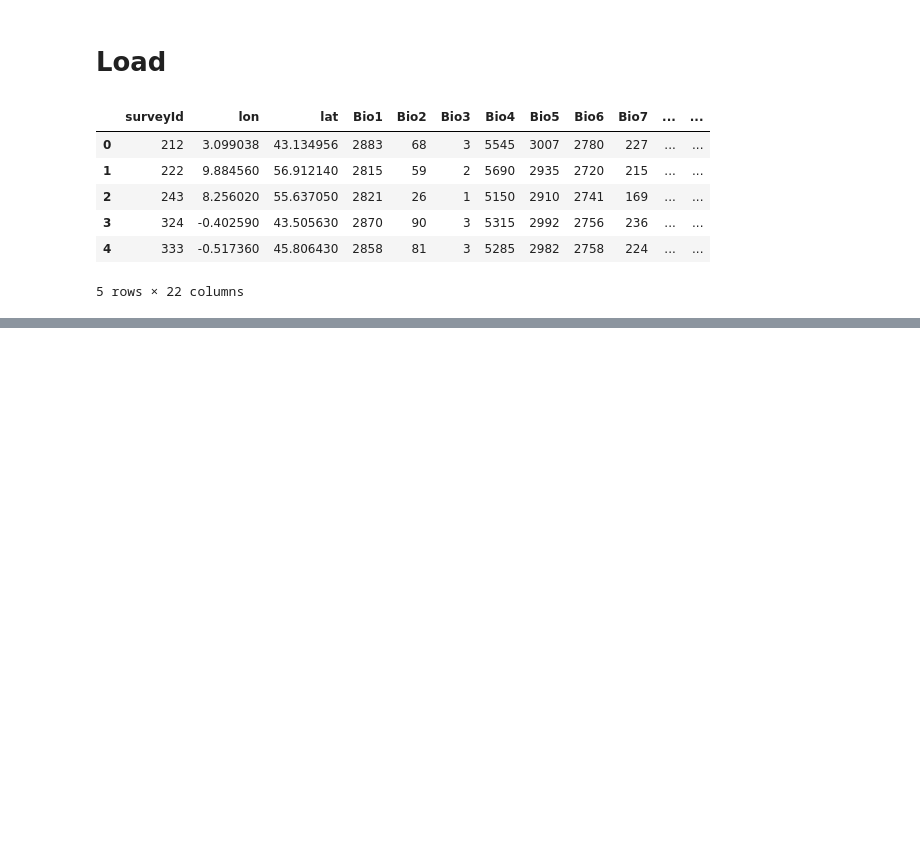
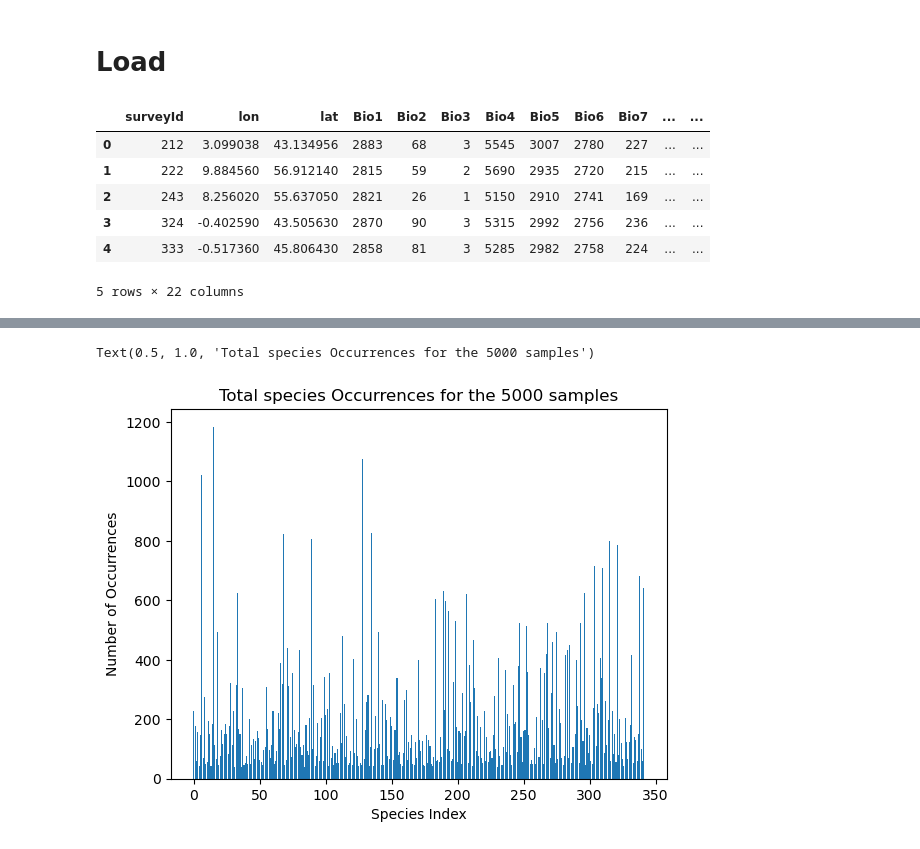
Before and after one commit to AstroAure/IPEO-Species-distribution, a Jupyter notebook: Moea_analysis/code.ipynb, the cells around one changed output, grey strips where cells are left out. Saved outputs shown, nothing was run; the diff lists cells and outputs as text; code cells hidden in the pictures; blank space fills up the shorter version.

```diff
--- a/Moea_analysis/code.ipynb
+++ b/Moea_analysis/code.ipynb
@@ -29,4 +54,6 @@ landsat_timeseries.head()
 # %%
 species_data=np.load('data/species_data_training.npy')
 species_data
+species_df=pd.DataFrame(species_data)
+species_df
 # %% [output]
@@ -39,0 +73,11 @@ array([[0, 0, 0, ..., 1, 1, 0],
+# %%
+#sum for each column (species)
+species_counts=species_df.sum()
+species_counts
+plt.bar(species_counts.index, species_counts.values)
+plt.xlabel('Species Index')
+plt.ylabel('Number of Occurrences')
+plt.title('Total species Occurrences for the 5000 samples')
+# %% [output]
+Text(0.5, 1.0, 'Total species Occurrences for the 5000 samples')
+[figure, added]
```
Also changed, not shown: parts of 8 cells of this notebook.
